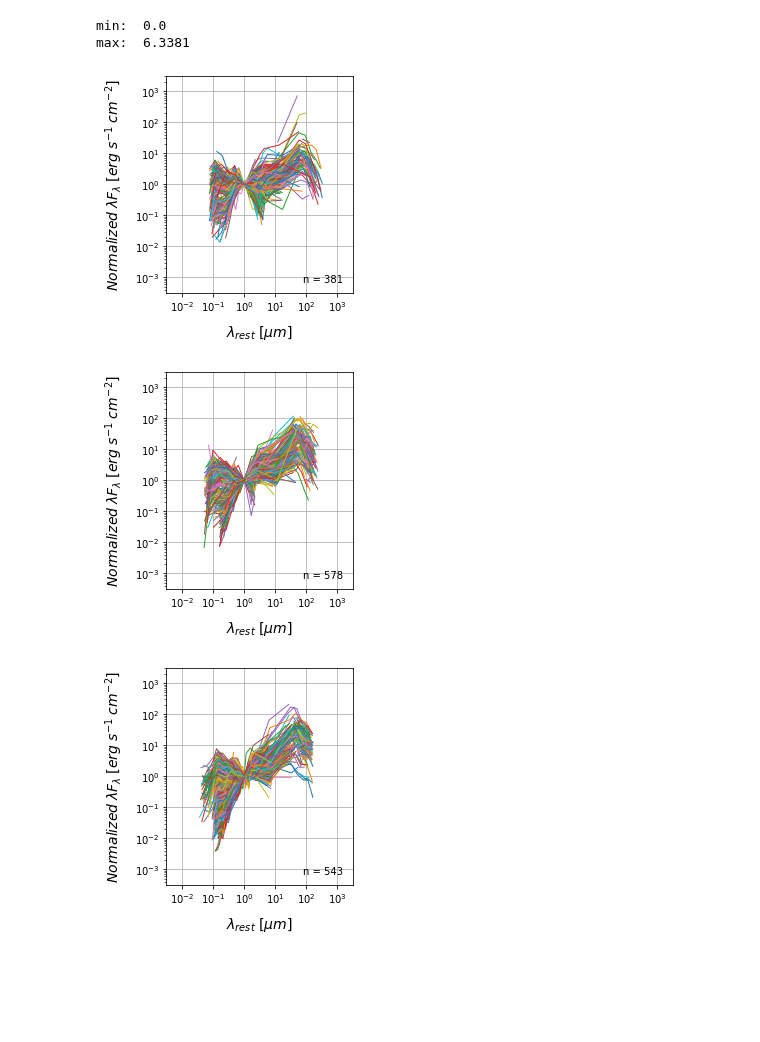
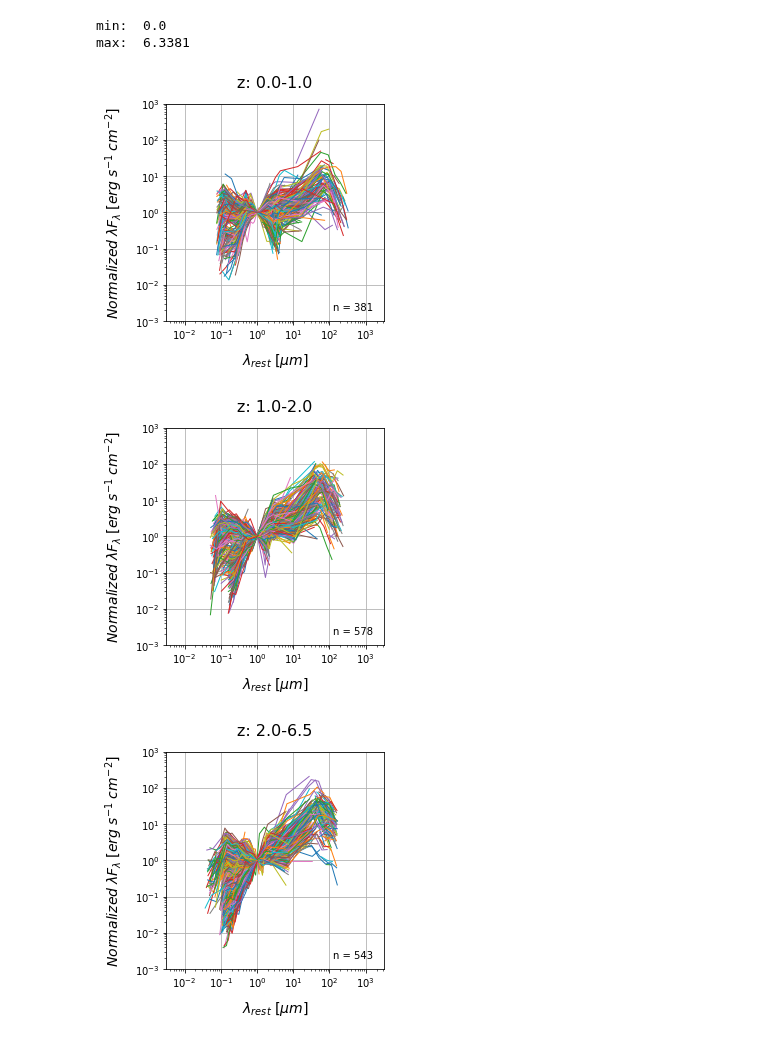
Before and after one commit to parallax-xallaraq/IfA-REU-Project, a Jupyter notebook: Code/Make_SED.ipynb, the cells around one changed output. Saved outputs shown, nothing was run; the diff lists cells and outputs as text; code cells hidden in the pictures; blank space fills up the shorter version.

```diff
--- a/Code/Make_SED.ipynb
+++ b/Code/Make_SED.ipynb
@@ -149,8 +149,7 @@ max:  6.3381
 bin_z = np.array([
     (z_z > 0.0) & (z_z <= 1.0),
     (z_z > 1.0) & (z_z <= 2.0),
-    (z_z > 2.0),
-
+    (z_z > 2.0)
 ])
 
 # titles of redshift bins
@@ -158,13 +157,12 @@ bin_z_title = np.array(['0.0-1.0', '1.0-2.0', '2.0-6.5'])
 # %%
 # plot SED for each bin
 for i,z in enumerate(bin_z) :
     x = lamR_A[z]
     y = agn_lamflux_lam_ergscm2_NORM[z]
     r,c = np.shape(x)
-    # t = bin_z_title[i]
-    saveStr = path_fig+'\COSMOS2020_SED_irAGN_'+bin_z_title[i]+'.png'
-    SED.PlotSED(x,y,r,save=saveStr)
+    t = 'z: ' + bin_z_title[i]
+    SED.PlotSED(x,y,r,title=t)
 # %% [output]
-[figure, old version]
+[figure, new version]
-[figure, old version]
+[figure, new version]
-[figure, old version]
+[figure, new version]
```
Also changed, not shown: parts of 1 cell of this notebook, 4 other files.
